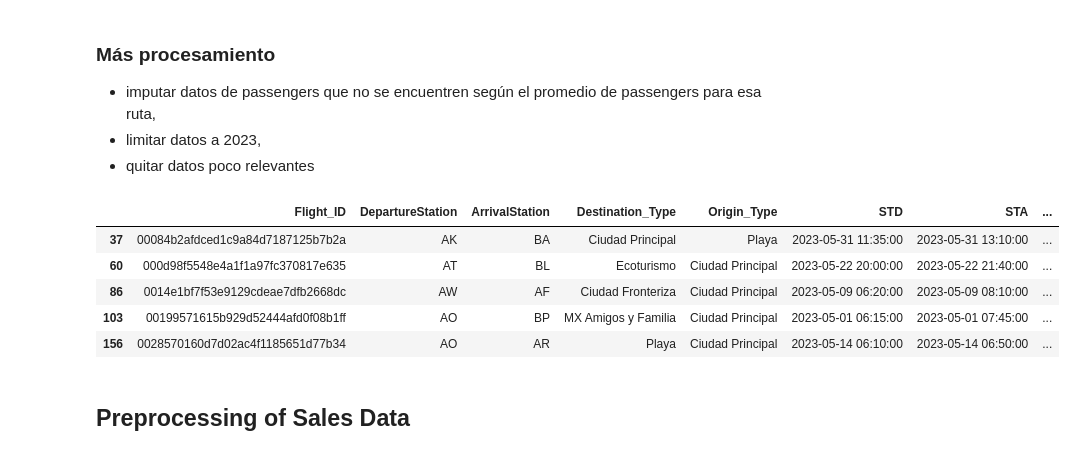
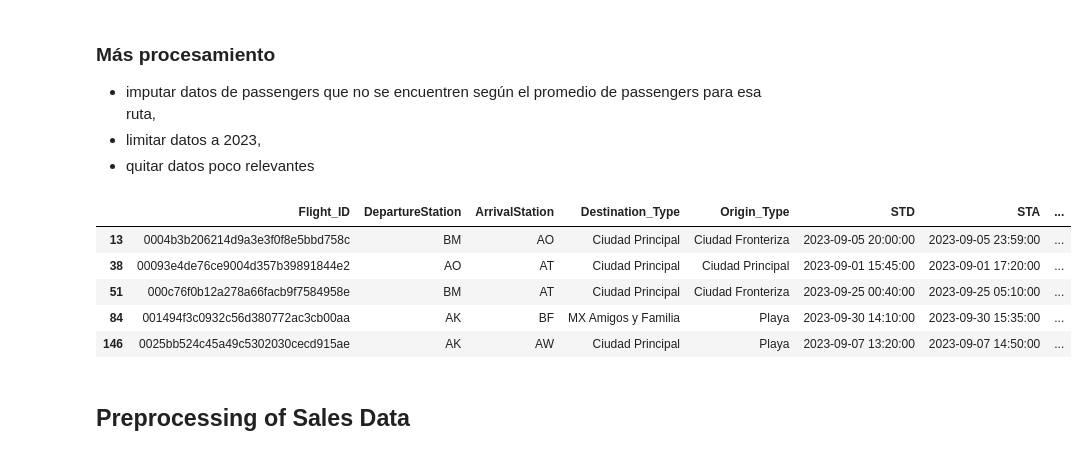
Before and after one commit to ferDMS/green-pandas-datathon, a Jupyter notebook: GreenPandas_Hackathon.ipynb, the cells around one changed output. Cells and saved outputs as stored; diff of their text form; code cells hidden in the pictures.

```diff
--- a/GreenPandas_Hackathon.ipynb
+++ b/GreenPandas_Hackathon.ipynb
@@ -67,32 +67,32 @@ unique_routes
 - quitar datos poco relevantes
 # %%
 # Filter data for the year 2023
-flights_data = flights_data[(flights_data['STD'].dt.year == 2023) & (flights_data['STD'].dt.month == 5)]
+flights_data = flights_data[(flights_data['STD'].dt.year == 2023) & (flights_data['STD'].dt.month == 9)]
 
 # Replacing the number of passengers with the capacity maximum of the airplane if it exceeds the capacity
 flights_data['Passengers'] = flights_data[['Passengers', 'Capacity']].min(axis=1)
 
 # Fill missing values in 'Passengers' column with median for each route
 flights_data['Passengers'] = flights_data.groupby(['Route_ID'])['Passengers'].transform(lambda x: x.fillna(x.median()))
 
 # Fill missing values in 'Bookings' column with mean for each route
 flights_data['Bookings'] = flights_data.groupby(['Route_ID'])['Bookings'].transform(lambda x: x.fillna(x.mean()))
 
 # Calculate the flight duration between STD and STA, in minutes
 flights_data['Duration'] = (flights_data['STA'] - flights_data['STD']).dt.total_seconds() / 60  # in minutes
 
 # Drop irrelevant columns and datetime columns because we already created specific unique routes and duration
 flights_data.drop(columns=['Aeronave', 'Route_Hash'], inplace=True)
 
 # Display the modified DataFrame
 flights_data.head()
 # %% [output]
 |  | Flight_ID | DepartureStation | ArrivalStation | Destination_Type | Origin_Type | STD | STA | ... |
-| 37 | 00084b2afdced1c9a84d7187125b7b2a | AK | BA | Ciudad Principal | Playa | 2023-05-31 11:35:00 | 2023-05-31 13:10:00 | ... |
-| 60 | 000d98f5548e4a1f1a97fc370817e635 | AT | BL | Ecoturismo | Ciudad Principal | 2023-05-22 20:00:00 | 2023-05-22 21:40:00 | ... |
-| 86 | 0014e1bf7f53e9129cdeae7dfb2668dc | AW | AF | Ciudad Fronteriza | Ciudad Principal | 2023-05-09 06:20:00 | 2023-05-09 08:10:00 | ... |
-| 103 | 00199571615b929d52444afd0f08b1ff | AO | BP | MX Amigos y Familia | Ciudad Principal | 2023-05-01 06:15:00 | 2023-05-01 07:45:00 | ... |
-| 156 | 0028570160d7d02ac4f1185651d77b34 | AO | AR | Playa | Ciudad Principal | 2023-05-14 06:10:00 | 2023-05-14 06:50:00 | ... |
+| 13 | 0004b3b206214d9a3e3f0f8e5bbd758c | BM | AO | Ciudad Principal | Ciudad Fronteriza | 2023-09-05 20:00:00 | 2023-09-05 23:59:00 | ... |
+| 38 | 00093e4de76ce9004d357b39891844e2 | AO | AT | Ciudad Principal | Ciudad Principal | 2023-09-01 15:45:00 | 2023-09-01 17:20:00 | ... |
+| 51 | 000c76f0b12a278a66facb9f7584958e | BM | AT | Ciudad Principal | Ciudad Fronteriza | 2023-09-25 00:40:00 | 2023-09-25 05:10:00 | ... |
+| 84 | 001494f3c0932c56d380772ac3cb00aa | AK | BF | MX Amigos y Familia | Playa | 2023-09-30 14:10:00 | 2023-09-30 15:35:00 | ... |
+| 146 | 0025bb524c45a49c5302030cecd915ae | AK | AW | Ciudad Principal | Playa | 2023-09-07 13:20:00 | 2023-09-07 14:50:00 | ... |
 # %% [markdown]
 ## Preprocessing of Sales Data
 # %%
```
Also changed, not shown: parts of 13 cells of this notebook, 4 other files.
